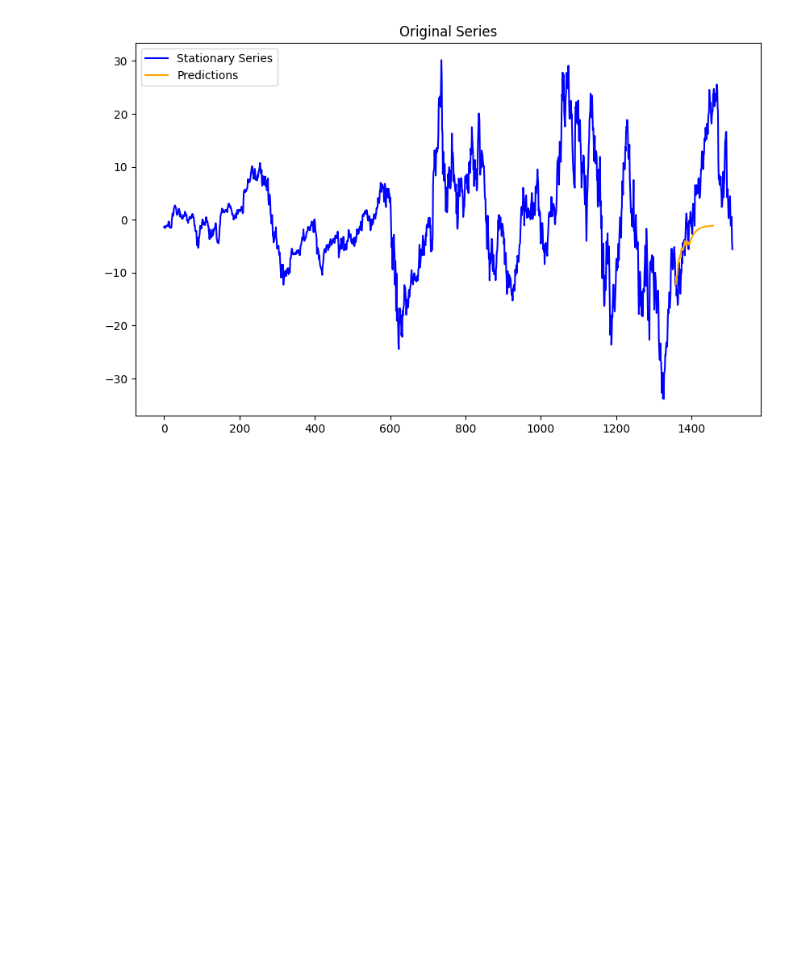
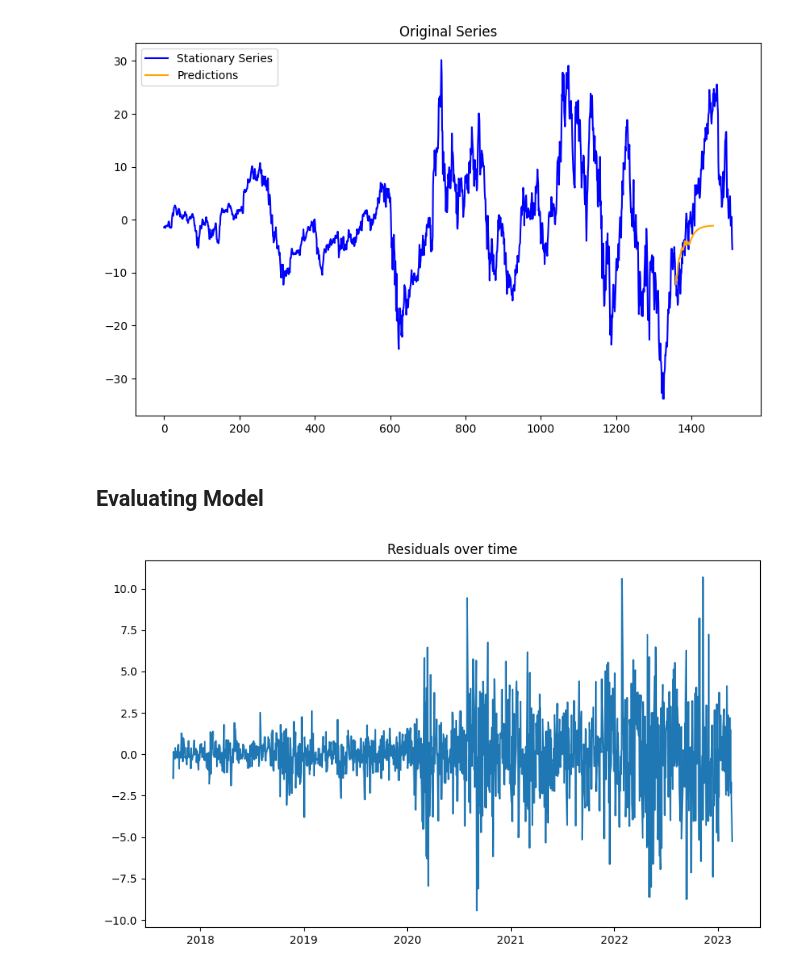
Before and after one commit to Simplicity-Fund/Time-Series-Analysis, a Jupyter notebook: Forecasting Models/ARIMA.ipynb, the cells around one changed output. Drawn from its saved outputs; the diff is of its cells as text; code cells hidden in the pictures; blank space fills up the shorter version.

Commit message:
Add residual evaluation to the notebooks

```diff
--- a/Forecasting Models/ARIMA.ipynb
+++ b/Forecasting Models/ARIMA.ipynb
@@ -149,3 +150,15 @@ plt.legend(loc='best')
 plt.show()
 # %% [output]
 [figure]
+# %% [markdown]
+## Evaluating Model
+# %%
+# Plotting Residual
+
+residuals = arima_model.resid
+plt.figure(figsize=(10,6))
+plt.plot(residuals)
+plt.title('Residuals over time')
+plt.show()
+# %% [output]
+[figure, added]
```
Also changed, not shown: parts of 4 cells of this notebook, 3 other files.
